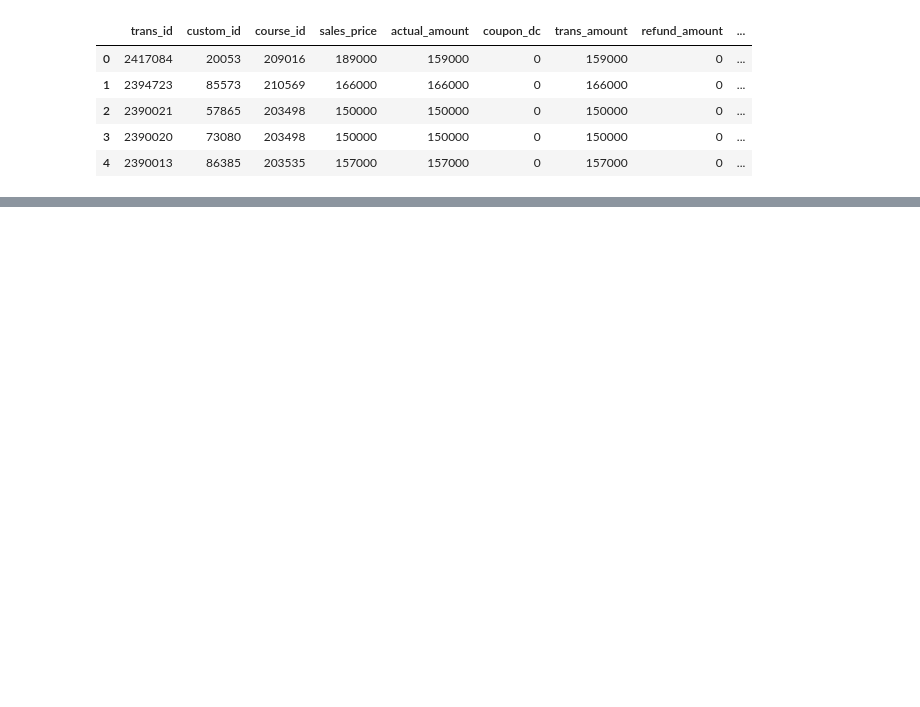
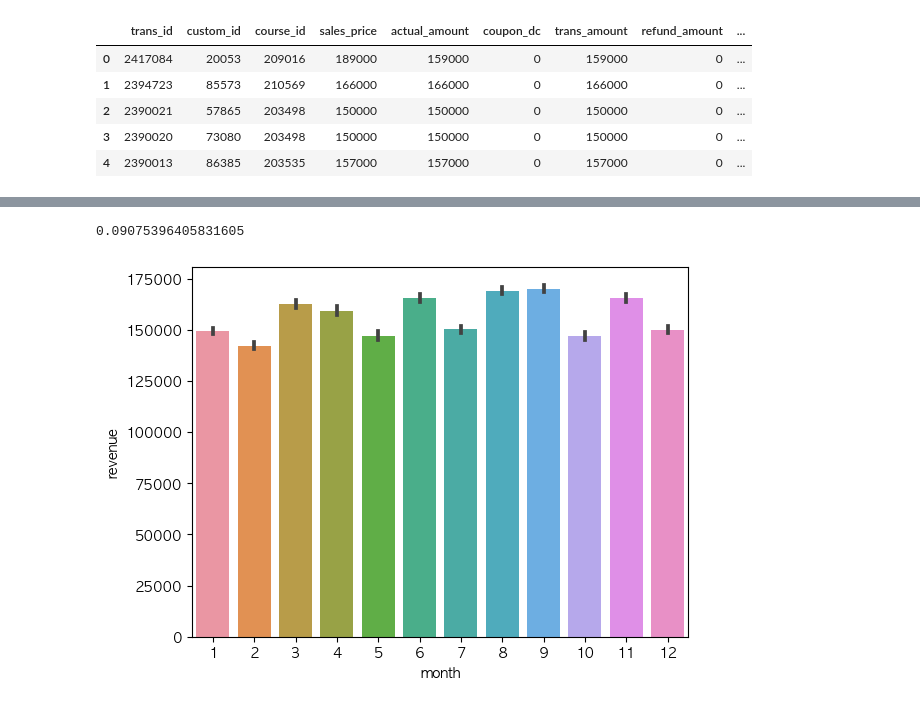
Before and after one commit to ParkSungHyon/mini_project, a Jupyter notebook: main2.ipynb, the cells around one changed output, grey strips where cells are left out. Saved outputs shown, nothing was run; the diff lists cells and outputs as text; code cells hidden in the pictures; blank space fills up the shorter version.

```diff
--- a/main2.ipynb
+++ b/main2.ipynb
@@ -391,0 +391,10 @@ plt.show()
+# %%
+df2_refund_ = df2[df2.refund_amount < 0]
+abs(df2_refund_.refund_amount.sum()) / df2.revenue.sum()
+# %% [output]
+0.09075396405831605
+# %%
+sns.barplot(data=df2, x='month', y='revenue')
+plt.show()
+# %% [output]
+[figure, added]
```
Also changed, not shown: parts of 12 cells of this notebook.
